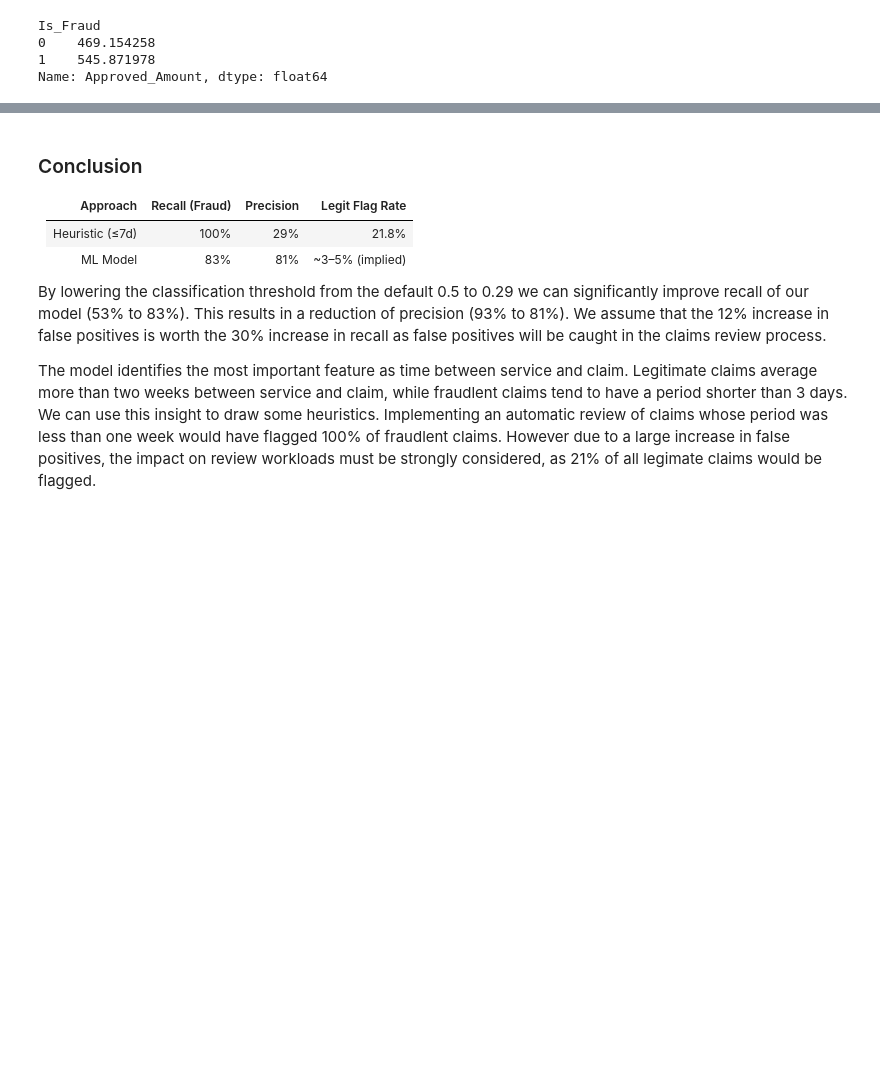
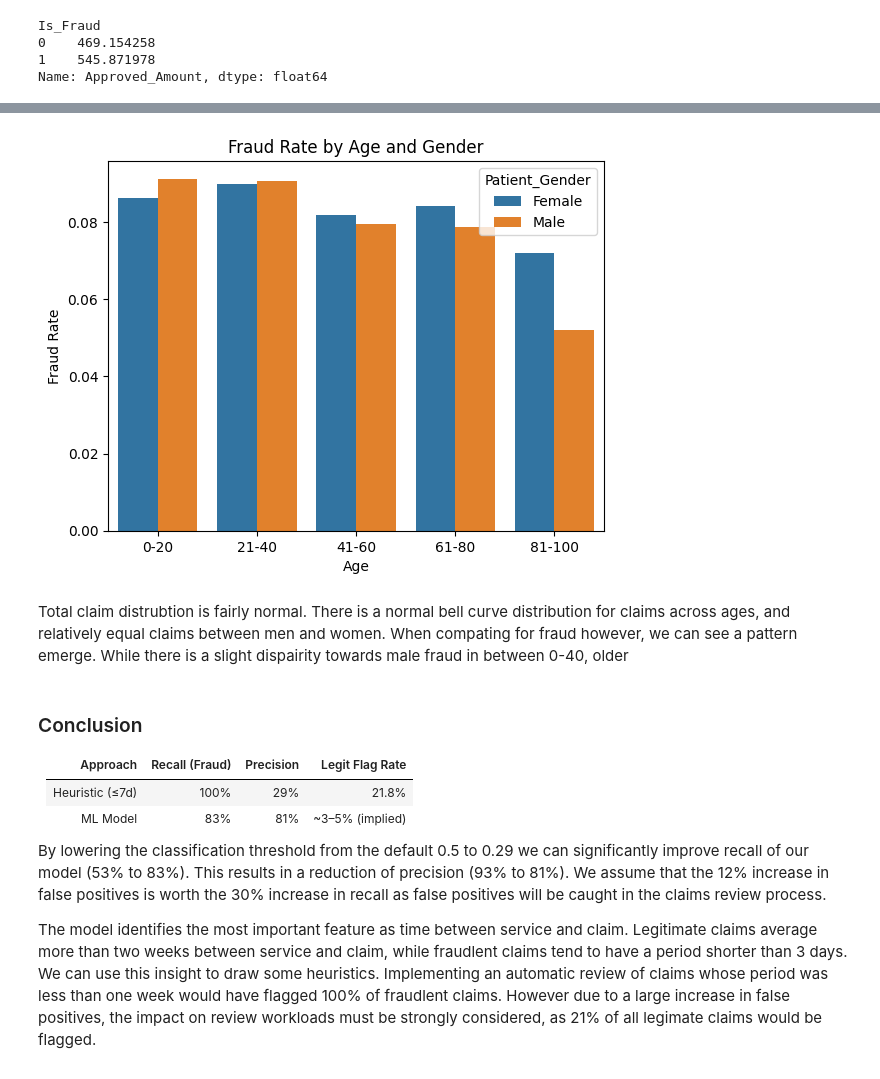
Before and after one commit to mirror-shades/Healthcare-Fraud-Detection, a Jupyter notebook: healthcare_fraud_detection.ipynb, the cells around one changed output, grey strips where cells are left out. Drawn from its saved outputs; the diff is of its cells as text; code cells hidden in the pictures; blank space fills up the shorter version.

```diff
--- a/healthcare_fraud_detection.ipynb
+++ b/healthcare_fraud_detection.ipynb
@@ -263,3 +286,35 @@ Another major anomoly appears in the average claim amounts. Fraudulent claims av
+# %%
+# here we can use mean to get fraud percentage becasuse Is_Fraud is a binary
+grouped = df.groupby(["Patient_Age", "Patient_Gender"])["Is_Fraud"].mean().reset_index()
+
+df["Age_Group"] = pd.cut(
+    df["Patient_Age"],
+    bins=[0, 20, 40, 60, 80, 100],
+    labels=["0-20", "21-40", "41-60", "61-80", "81-100"]
+)
+
+grouped = (
+    df.groupby(["Age_Group", "Patient_Gender"])["Is_Fraud"]
+    .mean()
+    .reset_index()
+)
+
+sns.barplot(
+    data=grouped,
+    x="Age_Group",
+    y="Is_Fraud",
+    hue="Patient_Gender"
+)
+
+plt.title("Fraud Rate by Age and Gender")
+plt.ylabel("Fraud Rate")
+plt.xlabel("Age")
+
+plt.show()
+# %% [output]
+[figure, added]
+# %% [markdown]
+Total claim distrubtion is fairly normal. There is a normal bell curve distribution for claims across ages, and relatively equal claims between men and women. When compating for fraud however, we can see a pattern emerge. While there is a slight dispairity towards male fraud in between 0-40, older
 # %% [markdown]
 ### Conclusion
 
```
Also changed, not shown: parts of 5 cells of this notebook.
